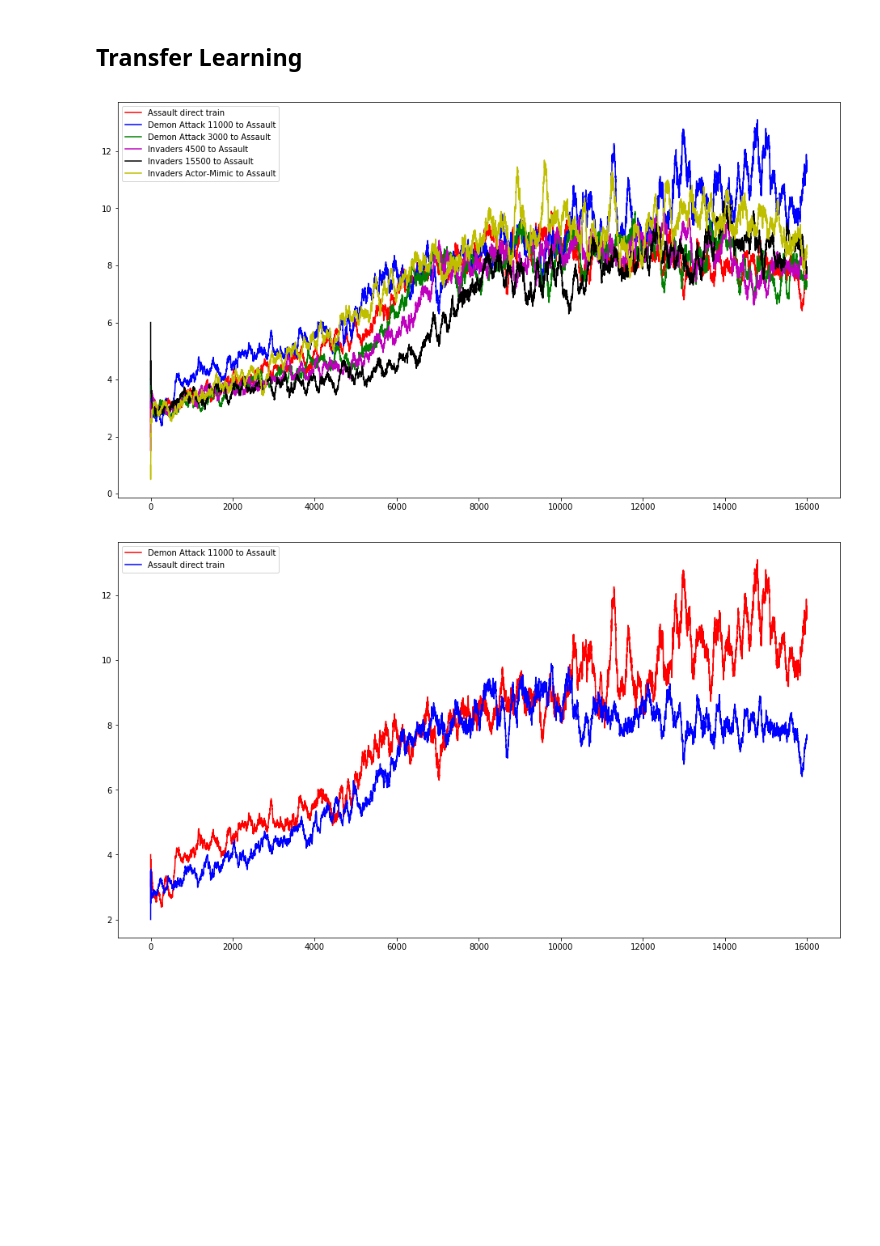
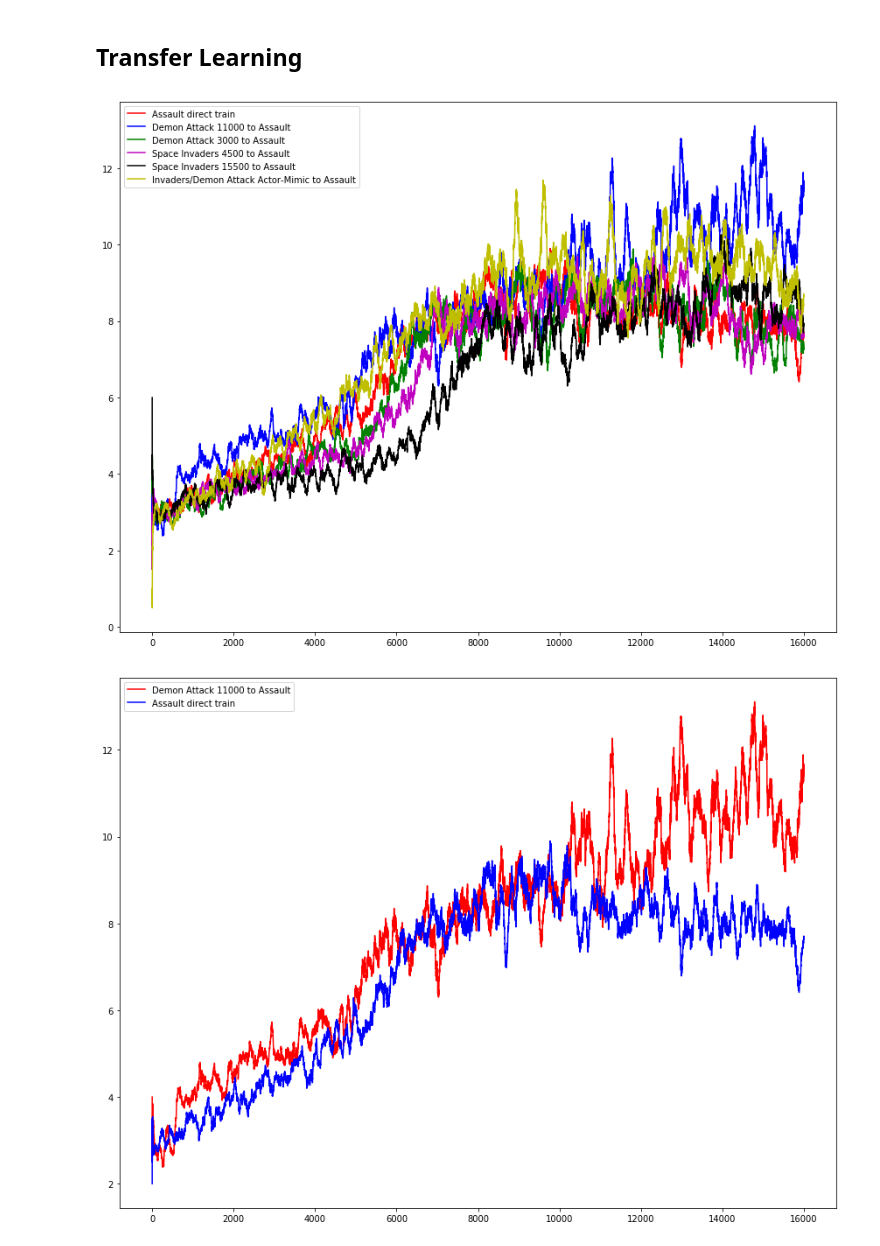
Before and after one commit to tophatraptor/si-transfer, a Jupyter notebook: plot_results.ipynb, the cells around one changed output. Saved outputs shown, nothing was run; the diff lists cells and outputs as text; code cells hidden in the pictures; blank space fills up the shorter version.

```diff
--- a/plot_results.ipynb
+++ b/plot_results.ipynb
@@ -6,7 +6,7 @@ import numpy as np
 # Raw Model Testing/Verification
 # %%
 output_folder = 'figures'
-default_figsize = (16, 9)
+default_figsize = (12, 9)
 
 selected_models = [
     ('models/assault_reward.txt', 'Assault Direct Training', 'assault.png'),
@@ -23,12 +23,12 @@ if not os.path.exists(output_folder):
 
 def plot_figure(reward_file, title, output_name):
     plt.figure(figsize=default_figsize)
-    plt.tight_layout()
     ys = np.loadtxt(reward_file)[1:16000]
     plt.plot(ys, c='r')
     plt.title(title)
     plt.xlabel('Games Played')
     plt.ylabel('Reward')
+    plt.tight_layout()
     plt.savefig(os.path.join(output_folder, output_name))
     plt.show()
     plt.close()
@@ -56,41 +56,36 @@ Space Invaders Mimic Training
 # %%
 color_list = ['r', 'b', 'g', 'm', 'k', 'y']
 
 plots = [
     ('models/assault_reward.txt', 'Assault direct train'),
     ('transfer_models/demon-attack_11000_to_assault_transfer_reward.txt', 'Demon Attack 11000 to Assault'),
     ('transfer_models/demon-attack_3000_to_assault_reward.txt', 'Demon Attack 3000 to Assault'),
-    ('transfer_models/invaders_4500_to_assault_reward.txt', 'Invaders 4500 to Assault'),
-    ('transfer_models/invaders_15500_to_assault_reward.txt', 'Invaders 15500 to Assault'),
-    ('transfer_models/invaders-am_10500_to_assault_reward.txt', 'Invaders Actor-Mimic to Assault')
+    ('transfer_models/invaders_4500_to_assault_reward.txt', 'Space Invaders 4500 to Assault'),
+    ('transfer_models/invaders_15500_to_assault_reward.txt', 'Space Invaders 15500 to Assault'),
+    ('transfer_models/invaders-am_10500_to_assault_reward.txt', 'Invaders/Demon Attack Actor-Mimic to Assault')
 ]
 
 def plot_transfer(tup_list, extra=""):
     plt.figure(figsize=default_figsize)
-    plt.tight_layout()
+
     for i, x in enumerate(tup_list):
         model_path, label = x
         color = color_list[i]
         ys = np.loadtxt(model_path)
         plt.plot(ys, c=color, label=label)
     plt.legend()
+    plt.tight_layout()
     plt.savefig('figures/transfer_learning{}'.format(extra))
     plt.show()
     plt.close()
 
 plot_transfer(plots)
 
-single_plots = [
-    ('transfer_models/demon-attack_11000_to_assault_transfer_reward.txt', 'Demon Attack 11000 to Assault'),
-    ('transfer_models/demon-attack_3000_to_assault_reward.txt', 'Demon Attack 3000 to Assault'),
-    ('transfer_models/invaders_4500_to_assault_reward.txt', 'Invaders 4500 to Assault'),
-    ('transfer_models/invaders_15500_to_assault_reward.txt', 'Invaders 15500 to Assault'),
-    ('transfer_models/invaders-am_10500_to_assault_reward.txt', 'Invaders-Demon Attack Actor-Mimic to Assault')
-]
+single_plots = plots[1:]
 
 for i, item in enumerate(single_plots):
     this_plot = [item] + [('models/assault_reward.txt', 'Assault direct train')]
     plot_transfer(this_plot, str(i))
 # %% [output]
-[figure, old version]
+[figure, new version]
-[figure, old version]
+[figure, new version]
```
Also changed, not shown: parts of 5 cells of this notebook, 19 other files.
